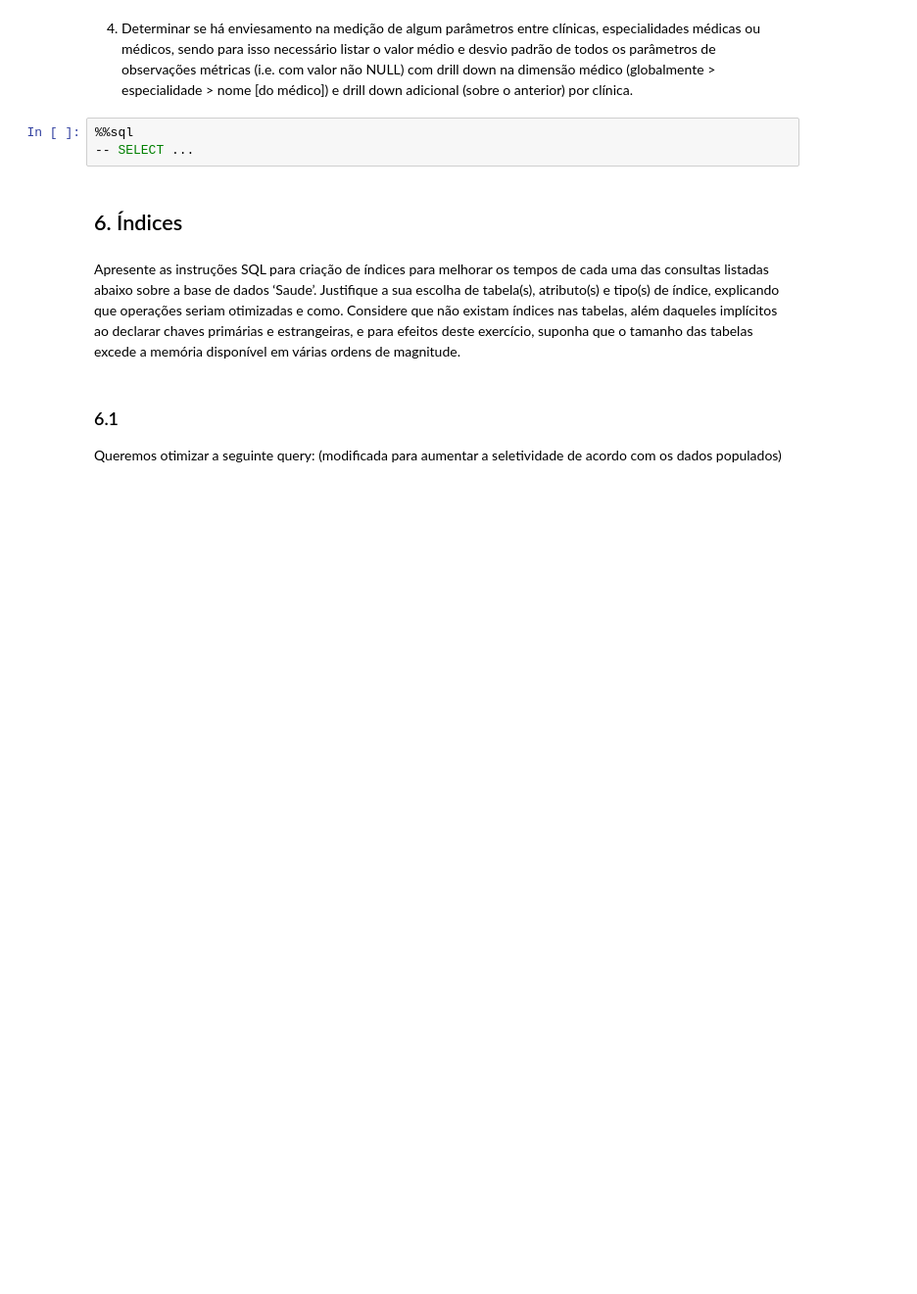
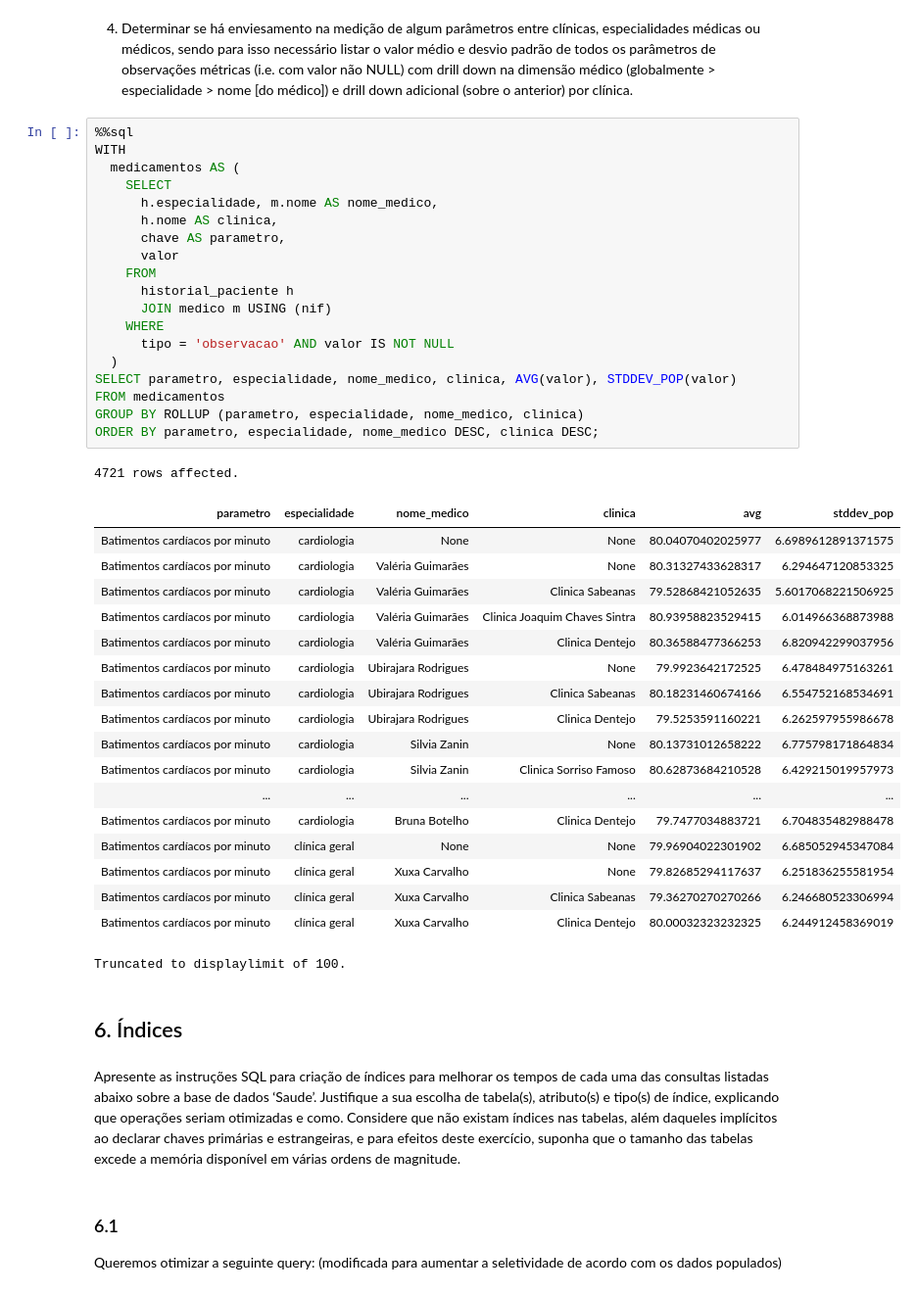
Before and after one commit to SrGesus/bd-projects-23, a Jupyter notebook: p02/data/E2-ProjetoBD.ipynb, the cells around one changed output. Shown: that part at 98% size. Cells and saved outputs as stored; diff of their text form; blank space fills up the shorter version.

```diff
--- a/p02/data/E2-ProjetoBD.ipynb
+++ b/p02/data/E2-ProjetoBD.ipynb
@@ -340,7 +438,43 @@ Truncated to displaylimit of 100.
 4. Determinar se há enviesamento na medição de algum parâmetros entre clínicas, especialidades médicas ou médicos, sendo para isso necessário listar o valor médio e desvio padrão de todos os parâmetros de observações métricas (i.e. com valor não NULL) com drill down na dimensão médico (globalmente > especialidade > nome \[do médico]) e drill down adicional (sobre o anterior) por clínica.
 # %%
 %%sql
--- SELECT ...
+WITH
+  medicamentos AS (
+    SELECT
+      h.especialidade, m.nome AS nome_medico,
+      h.nome AS clinica,
+      chave AS parametro,
+      valor
+    FROM
+      historial_paciente h
+      JOIN medico m USING (nif)
+    WHERE
+      tipo = 'observacao' AND valor IS NOT NULL
+  )
+SELECT parametro, especialidade, nome_medico, clinica, AVG(valor), STDDEV_POP(valor)
+FROM medicamentos
+GROUP BY ROLLUP (parametro, especialidade, nome_medico, clinica)
+ORDER BY parametro, especialidade, nome_medico DESC, clinica DESC;
+# %% [output]
+4721 rows affected.
+| parametro | especialidade | nome_medico | clinica | avg | stddev_pop |
+| Batimentos cardíacos por minuto | cardiologia | None | None | 80.04070402025977 | 6.6989612891371575 |
+| Batimentos cardíacos por minuto | cardiologia | Valéria Guimarães | None | 80.31327433628317 | 6.294647120853325 |
+| Batimentos cardíacos por minuto | cardiologia | Valéria Guimarães | Clinica Sabeanas | 79.52868421052635 | 5.6017068221506925 |
+| Batimentos cardíacos por minuto | cardiologia | Valéria Guimarães | Clinica Joaquim Chaves Sintra | 80.93958823529415 | 6.014966368873988 |
+| Batimentos cardíacos por minuto | cardiologia | Valéria Guimarães | Clinica Dentejo | 80.36588477366253 | 6.820942299037956 |
+| Batimentos cardíacos por minuto | cardiologia | Ubirajara Rodrigues | None | 79.9923642172525 | 6.478484975163261 |
+| Batimentos cardíacos por minuto | cardiologia | Ubirajara Rodrigues | Clinica Sabeanas | 80.18231460674166 | 6.554752168534691 |
+| Batimentos cardíacos por minuto | cardiologia | Ubirajara Rodrigues | Clinica Dentejo | 79.5253591160221 | 6.262597955986678 |
+| Batimentos cardíacos por minuto | cardiologia | Silvia Zanin | None | 80.13731012658222 | 6.775798171864834 |
+| Batimentos cardíacos por minuto | cardiologia | Silvia Zanin | Clinica Sorriso Famoso | 80.62873684210528 | 6.429215019957973 |
+| ... | ... | ... | ... | ... | ... |
+| Batimentos cardíacos por minuto | cardiologia | Bruna Botelho | Clinica Dentejo | 79.7477034883721 | 6.704835482988478 |
+| Batimentos cardíacos por minuto | clínica geral | None | None | 79.96904022301902 | 6.685052945347084 |
+| Batimentos cardíacos por minuto | clínica geral | Xuxa Carvalho | None | 79.82685294117637 | 6.251836255581954 |
+| Batimentos cardíacos por minuto | clínica geral | Xuxa Carvalho | Clinica Sabeanas | 79.36270270270266 | 6.246680523306994 |
+| Batimentos cardíacos por minuto | clínica geral | Xuxa Carvalho | Clinica Dentejo | 80.00032323232325 | 6.244912458369019 |
+Truncated to displaylimit of 100.
 # %% [markdown]
 ## 6. Índices
 # %% [markdown]
```
Also changed, not shown: parts of 7 cells of this notebook, 1 other file.
